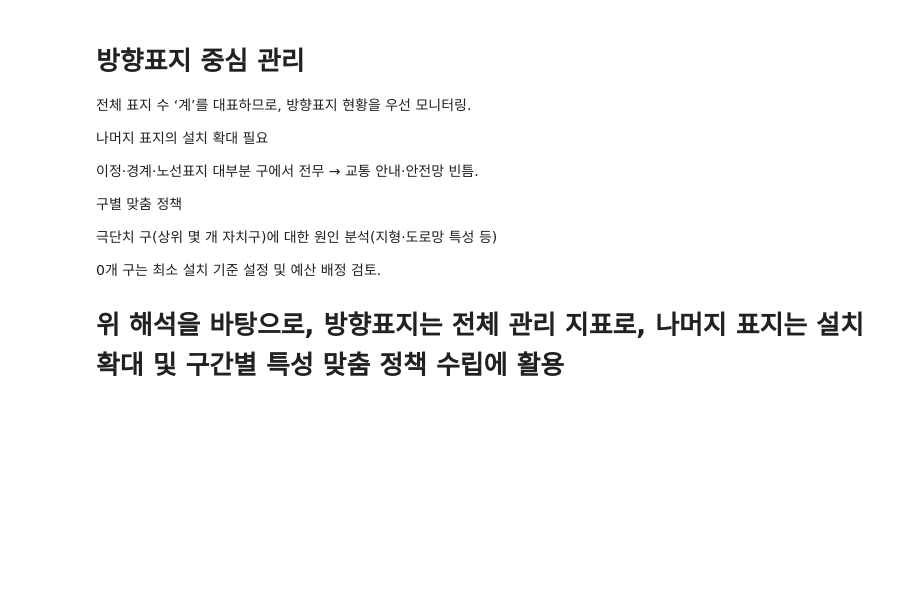
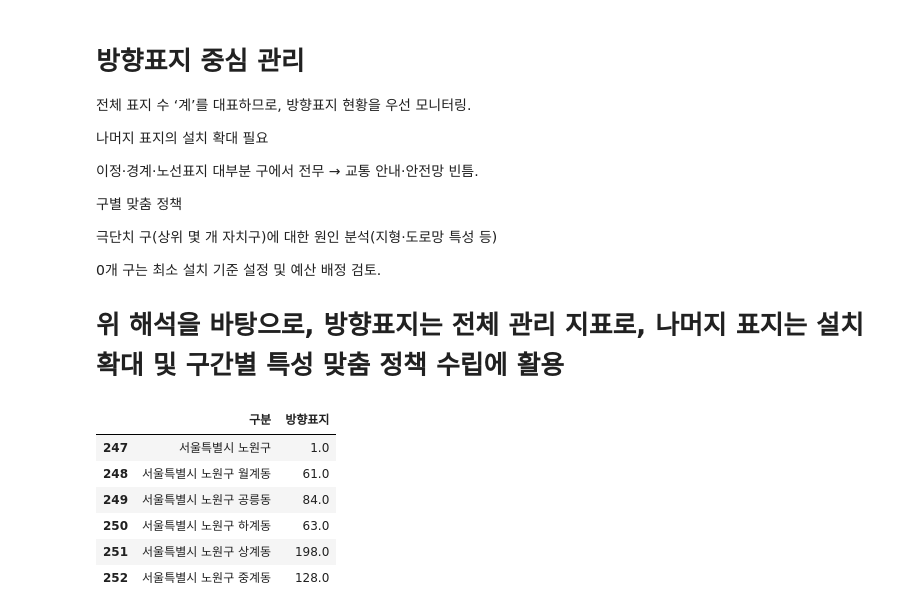
Before and after one commit to SeounghwanPark/first-repository, a Jupyter notebook: 아이펠톤0513_01.ipynb, the cells around one changed output. Cells and saved outputs as stored; diff of their text form; code cells hidden in the pictures; blank space fills up the shorter version.

```diff
--- a/아이펠톤0513_01.ipynb
+++ b/아이펠톤0513_01.ipynb
@@ -636,3 +636,18 @@ plt.show()
 0개 구는 최소 설치 기준 설정 및 예산 배정 검토.
 
 # 위 해석을 바탕으로, 방향표지는 전체 관리 지표로, 나머지 표지는 설치 확대 및 구간별 특성 맞춤 정책 수립에 활용
+# %%
+# 1) '구분' 컬럼에 "노원구"가 들어간 행만 필터링
+nowon = df[df['구분'].str.contains('노원구')]
+
+# 2) 구분(행정동명)과 방향표지 개수만 출력
+from IPython.display import display
+display(nowon[['구분', '방향표지']])
+# %% [output]
+|  | 구분 | 방향표지 |
+| 247 | 서울특별시 노원구 | 1.0 |
+| 248 | 서울특별시 노원구 월계동 | 61.0 |
+| 249 | 서울특별시 노원구 공릉동 | 84.0 |
+| 250 | 서울특별시 노원구 하계동 | 63.0 |
+| 251 | 서울특별시 노원구 상계동 | 198.0 |
+| 252 | 서울특별시 노원구 중계동 | 128.0 |
```
Also changed, not shown: parts of 2 cells of this notebook.
